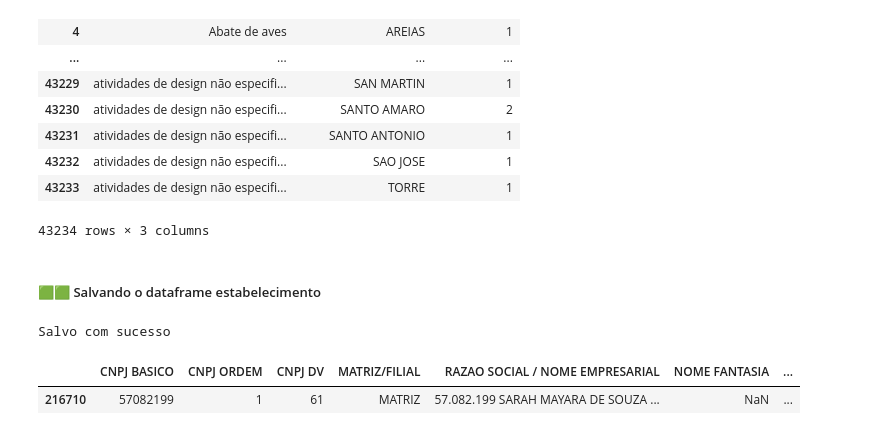
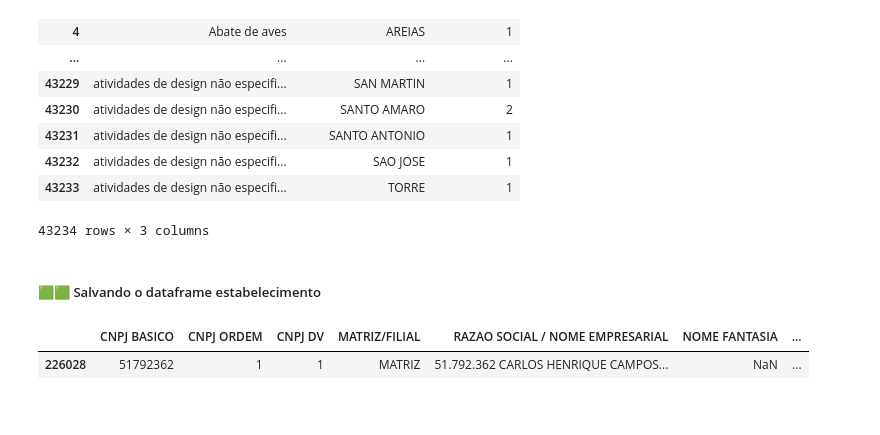
Before and after one commit to carloscamposb/EmpresasAtivas, a Jupyter notebook: estabelecimento.ipynb, the cells around one changed output. Drawn from its saved outputs; the diff is of its cells as text; code cells hidden in the pictures.

```diff
--- a/estabelecimento.ipynb
+++ b/estabelecimento.ipynb
@@ -521,14 +526,12 @@ atividade_por_bairro
 OUTPUT_FOLDER = r'C:\Users\carli\Desktop\EmpresasAtivas\datasets\CSV_Tratados'
 os.makedirs(OUTPUT_FOLDER, exist_ok=True)
 # %%
-# Salva o DataFrame em formato CSV com separador e controle de casas decimais
-df.to_csv('C:\\Users\\carli\\Desktop\\EmpresasAtivas\\datasets\\CSV_Tratados\\estabelecimento.csv', sep=';', decimal=',', encoding='UTF-8')
-print('Salvo com sucesso')
+# # Salva o DataFrame em formato CSV com separador e controle de casas decimais
+# df.to_csv('C:\\Users\\carli\\Desktop\\EmpresasAtivas\\datasets\\CSV_Tratados\\estabelecimento.csv', sep=';', decimal=',', encoding='UTF-8')
+# print('Salvo com sucesso')
-# %% [output]
-Salvo com sucesso
 # %%
-resultado = df[df["CNPJ BASICO"] == '57082199']
+resultado = df[df["CNPJ BASICO"] == '51792362']
 resultado
 # %% [output]
 |  | CNPJ BASICO | CNPJ ORDEM | CNPJ DV | MATRIZ/FILIAL | RAZAO SOCIAL / NOME EMPRESARIAL | NOME FANTASIA | ... |
-| 216710 | 57082199 | 1 | 61 | MATRIZ | 57.082.199 SARAH MAYARA DE SOUZA ... | NaN | ... |
+| 226028 | 51792362 | 1 | 1 | MATRIZ | 51.792.362 CARLOS HENRIQUE CAMPOS... | NaN | ... |
```
Also changed, not shown: parts of 1 cell of this notebook, 6 other files.
